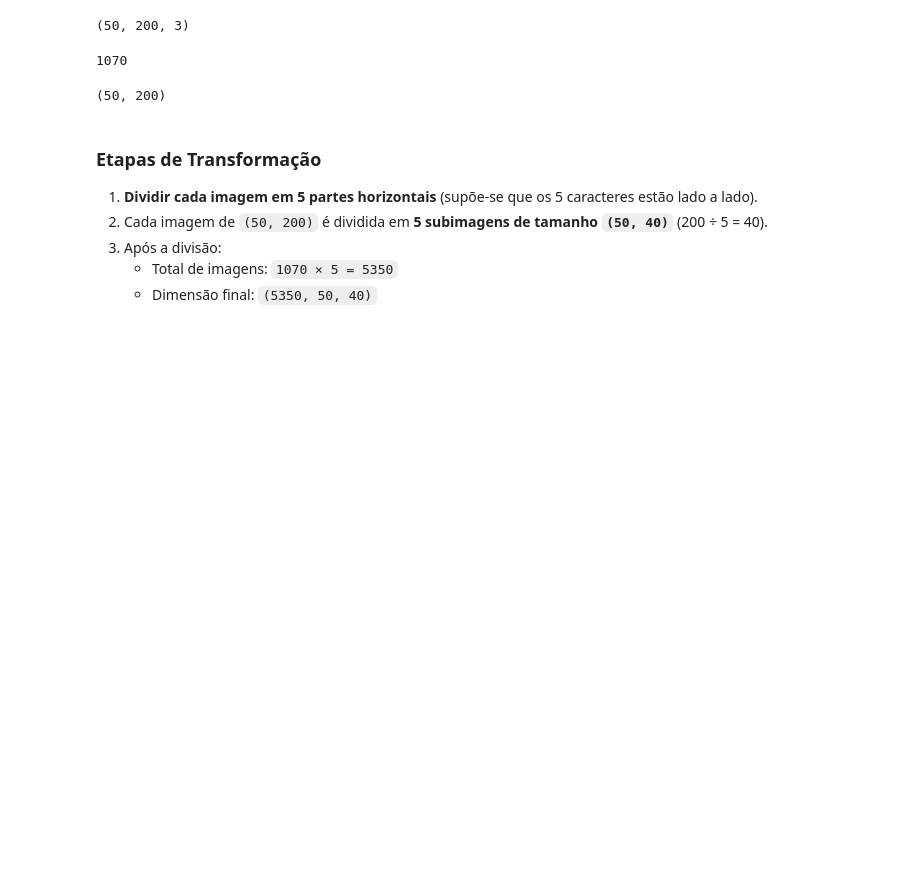
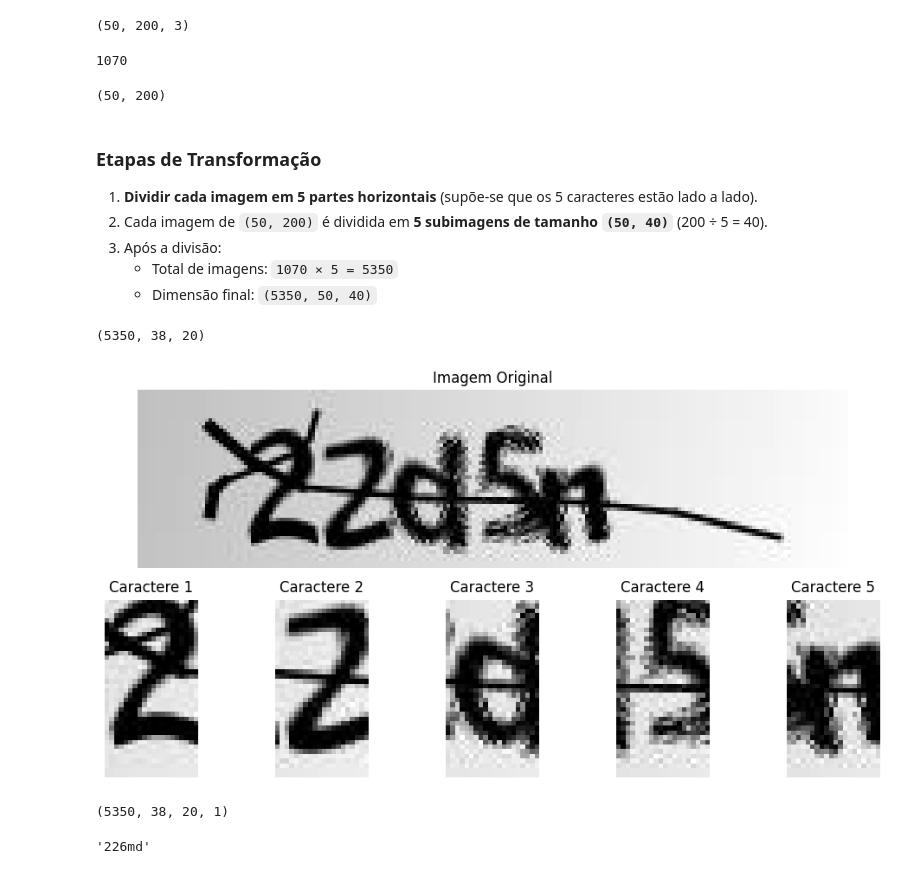
Before and after one commit to ramoneirao/visao-computacional, a Jupyter notebook: resolvendo capcha (CNN)/TensorFlow CNN Capcha.ipynb, the cells around one changed output. Cells and saved outputs as stored; diff of their text form; code cells hidden in the pictures; blank space fills up the shorter version.

```diff
--- a/resolvendo capcha (CNN)/TensorFlow CNN Capcha.ipynb
+++ b/resolvendo capcha (CNN)/TensorFlow CNN Capcha.ipynb
@@ -90,0 +115,14 @@ cv2.destroyAllWindows() # fecha a imagem
+# %%
+# Separando cada caractere em uma imagem distinta
+x_novo = np.zeros((len(amostras)*5, 38, 20)) # (número de amostras * 5, altura, largura)
+inicio_x, inicio_y, w, h = 30, 12, 20, 50 # coordenadas da imagem
+
+for i in range(len(imagens_gray)):
+    px = inicio_x
+    for j in range(5):
+        x_novo[i*5+j] = imagens_gray[i][inicio_y:h, px:px+w] # recorta os caracteres
+        px += w
+# %%
+x_novo.shape # verifica o shape da imagem recortada
+# %% [output]
+(5350, 38, 20)
@@ -90,0 +140,20 @@ cv2.destroyAllWindows() # fecha a imagem
+# %%
+plt.figure(figsize=(10, 5))
+
+# Mostrando a imagem original
+plt.subplot(2, 1, 1)  # Configuração para a imagem principal
+plt.imshow(imagens_gray[1], cmap='gray')
+plt.title("Imagem Original")
+plt.axis('off')
+
+# Mostrando os caracteres individualmente na segunda linha
+for i in range(5):
+    plt.subplot(2, 5, i + 6)  # Configuração para os caracteres (segunda linha)
+    plt.imshow(x_novo[5 + i], cmap='gray')
+    plt.title(f"Caractere {i + 1}")
+    plt.axis('off')
+
+plt.tight_layout()
+plt.show()
+# %% [output]
+[figure, added]
@@ -90,0 +169,4 @@ cv2.destroyAllWindows() # fecha a imagem
+# %%
+x.shape
+# %% [output]
+(5350, 38, 20, 1)
@@ -90,0 +176,4 @@ cv2.destroyAllWindows() # fecha a imagem
+# %%
+y_atual[0][0:5]
+# %% [output]
+'226md'
```
Also changed, not shown: parts of 21 cells of this notebook.
